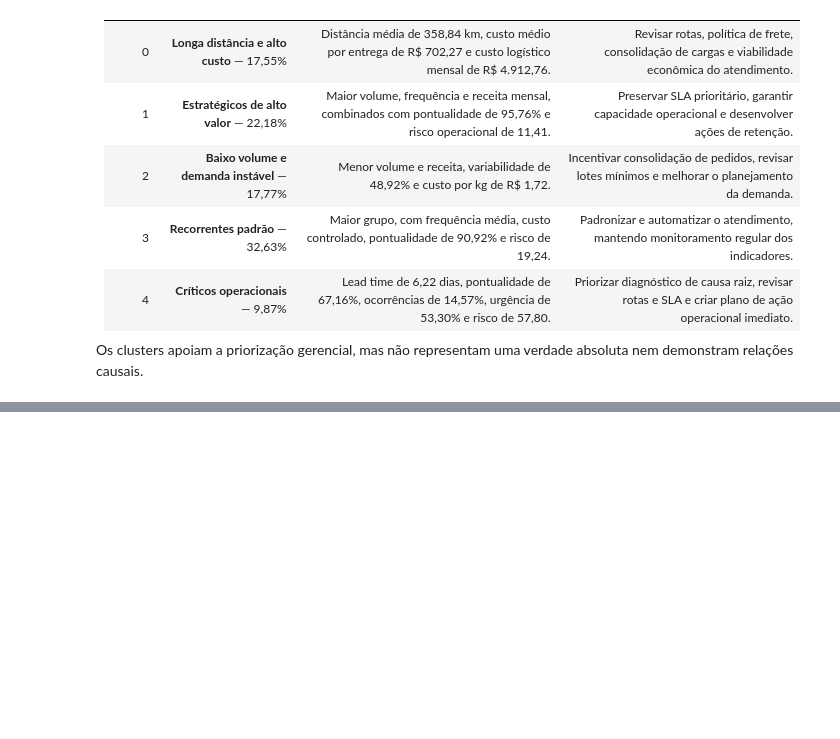
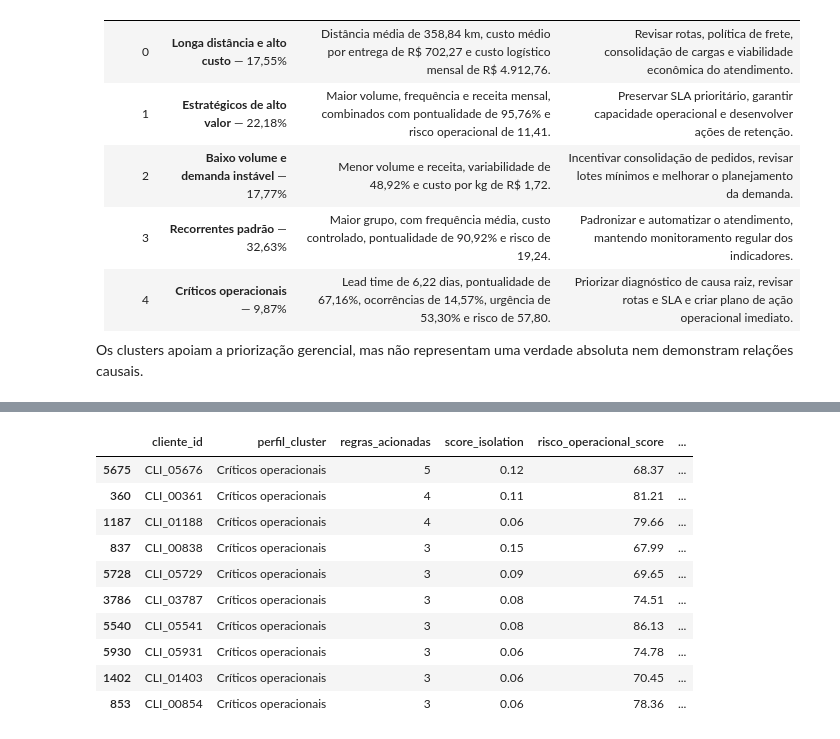
Before and after one commit to thedrads/supply-chain-clustering-anomaly-ai, a Jupyter notebook: notebooks/supply_chain_clustering_anomaly_ai.ipynb, the cells around one changed output, grey strips where cells are left out. Drawn from its saved outputs; the diff is of its cells as text; code cells hidden in the pictures; blank space fills up the shorter version.

Commit message:
feat: add anomaly detection and audit evaluation

```diff
--- a/notebooks/supply_chain_clustering_anomaly_ai.ipynb
+++ b/notebooks/supply_chain_clustering_anomaly_ai.ipynb
@@ -1020,0 +1688,74 @@ Os clusters apoiam a priorização gerencial, mas não representam uma verdade a
+# %%
+# Seleciona e ordena somente os alertas de consenso.
+ranking_anomalias = (
+    resultados_df[
+        resultados_df["anomalia_consenso"].eq(1)
+    ]
+    .sort_values(
+        by=[
+            "quantidade_regras_anomalia",
+            "score_anomalia_isolation",
+            "risco_operacional_score",
+        ],
+        ascending=[
+            False,
+            False,
+            False,
+        ],
+    )
+    .head(10)
+    .copy()
+)
+
+# Seleciona os indicadores mais relevantes para investigação.
+ranking_anomalias = ranking_anomalias[
+    [
+        "cliente_id",
+        "perfil_cluster",
+        "quantidade_regras_anomalia",
+        "score_anomalia_isolation",
+        "risco_operacional_score",
+        "entregas_no_prazo_pct",
+        "taxa_ocorrencias_pct",
+        "tipo_anomalia_sintetica",
+    ]
+]
+
+# Ajusta nomes e casas decimais para apresentação.
+ranking_anomalias = ranking_anomalias.rename(
+    columns={
+        "quantidade_regras_anomalia": "regras_acionadas",
+        "score_anomalia_isolation": "score_isolation",
+        "tipo_anomalia_sintetica": "auditoria_tipo",
+    }
+)
+
+ranking_anomalias[
+    [
+        "score_isolation",
+        "risco_operacional_score",
+        "entregas_no_prazo_pct",
+        "taxa_ocorrencias_pct",
+    ]
+] = ranking_anomalias[
+    [
+        "score_isolation",
+        "risco_operacional_score",
+        "entregas_no_prazo_pct",
+        "taxa_ocorrencias_pct",
+    ]
+].round(2)
+
+ranking_anomalias
+# %% [output]
+|  | cliente_id | perfil_cluster | regras_acionadas | score_isolation | risco_operacional_score | ... |
+| 5675 | CLI_05676 | Críticos operacionais | 5 | 0.12 | 68.37 | ... |
+| 360 | CLI_00361 | Críticos operacionais | 4 | 0.11 | 81.21 | ... |
+| 1187 | CLI_01188 | Críticos operacionais | 4 | 0.06 | 79.66 | ... |
+| 837 | CLI_00838 | Críticos operacionais | 3 | 0.15 | 67.99 | ... |
+| 5728 | CLI_05729 | Críticos operacionais | 3 | 0.09 | 69.65 | ... |
+| 3786 | CLI_03787 | Críticos operacionais | 3 | 0.08 | 74.51 | ... |
+| 5540 | CLI_05541 | Críticos operacionais | 3 | 0.08 | 86.13 | ... |
+| 5930 | CLI_05931 | Críticos operacionais | 3 | 0.06 | 74.78 | ... |
+| 1402 | CLI_01403 | Críticos operacionais | 3 | 0.06 | 70.45 | ... |
+| 853 | CLI_00854 | Críticos operacionais | 3 | 0.06 | 78.36 | ... |
```
Also changed, not shown: parts of 26 cells of this notebook.
